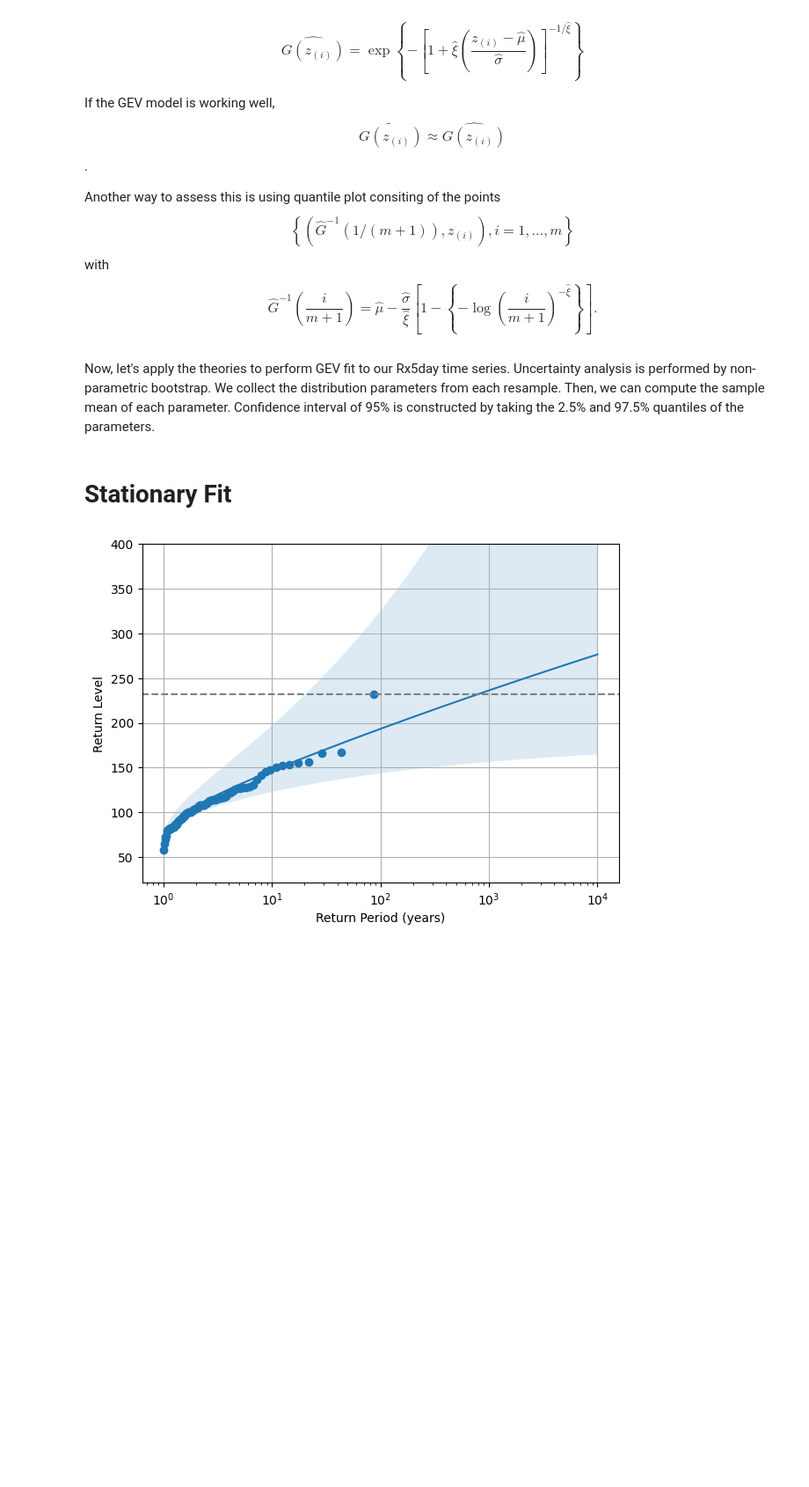
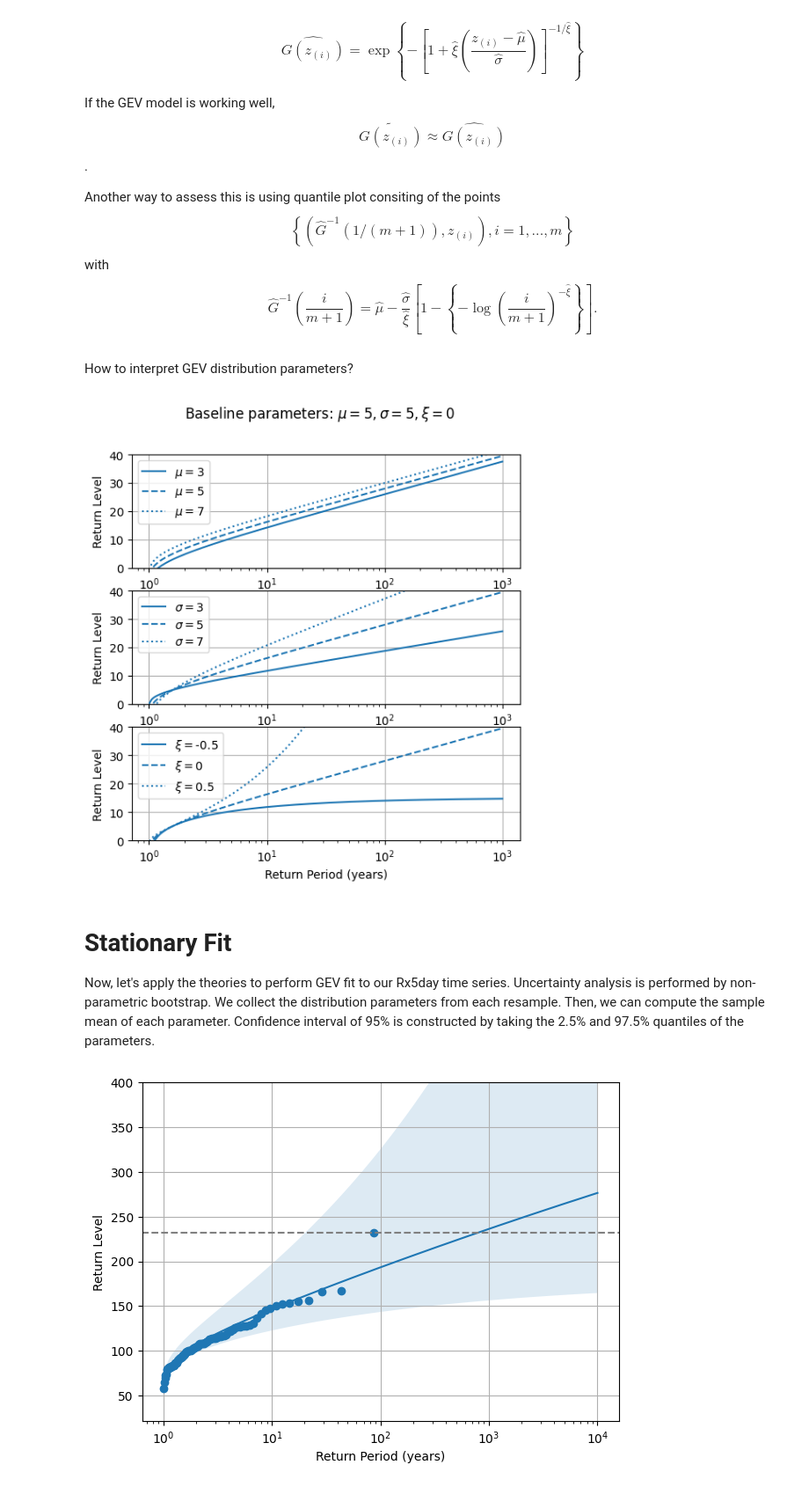
Before and after one commit to nathasya-abenita/diploma_data_analysis, a Jupyter notebook: scripts/project/extreme_trend_detection.ipynb, the cells around one changed output. Shown at 88% size. Drawn from its saved outputs; the diff is of its cells as text; code cells hidden in the pictures; blank space fills up the shorter version.

Commit message:
add plot to interpret GEV parameters

```diff
--- a/scripts/project/extreme_trend_detection.ipynb
+++ b/scripts/project/extreme_trend_detection.ipynb
@@ -223,10 +223,52 @@ with
 $$
 \hat{G}^{-1}\left( \frac{i}{m+1} \right) = \hat{\mu} - \frac{\hat{\sigma}}{\hat{\xi}} \left[ 1 - \left\{ -\log{\left(\frac{i}{m+1}\right)}^{-\hat{\xi}} \right\} \right].
 $$
+# %% [markdown]
+How to interpret GEV distribution parameters?
+# %%
+# Initialize plot
+fig, axs = plt.subplots(3, 1, figsize=(6, 6))
+
+# Define baseline parameter
+mu_i, sigma_i, xi_i = 5, 5, 0
+
+# Define linestyles
+linestyles = ['-', '--', ':']
+
+# Vary location parameter
+mu_list = [3, 5, 7]
+for i in range (len(mu_list)):
+    mu = mu_list[i]
+    label = r'$\mu=$' + str(mu)
+    evt.plot_fit_return_level([mu, sigma_i, xi_i], ls=linestyles[i], label=label, ax=axs[0])
+
+# Vary scale parameter
+sigma_list = [3, 5, 7]
+for i in range(len(sigma_list)):
+    sigma = sigma_list[i]
+    label = r'$\sigma=$' + str(sigma)
+    evt.plot_fit_return_level([mu_i, sigma, xi_i], ls=linestyles[i], label=label, ax=axs[1])
+
+# Vary shape parameter
+xi_list = [-0.5, 0, 0.5]
+for i in range(len(xi_list)):
+    xi = xi_list[i]
+    label = r'$\xi=$' + str(xi)
+    evt.plot_fit_return_level([mu_i, sigma_i, xi], ls=linestyles[i], label=label, ax=axs[2])
+
+
+# Finalize plot
+plt.suptitle(rf'Baseline parameters: $\mu={mu_i}, \sigma={sigma_i}, \xi={xi_i}$')
+for ax in axs:
+    ax.set_ylim(0, 40)
+    ax.legend()
+    evt.decorate_return_level_plot(ax=ax)
+plt.show()
+# %% [output]
+[figure, added]
 # %% [markdown]
+# Stationary Fit
 Now, let's apply the theories to perform GEV fit to our Rx5day time series. Uncertainty analysis is performed by non-parametric bootstrap. We collect the distribution parameters from each resample. Then, we can compute the sample mean of each parameter. Confidence interval of 95% is constructed by taking the 2.5% and 97.5% quantiles of the parameters.
-# %% [markdown]
-# Stationary Fit
 # %%
 # Perform GEV fit with bootstrap method
 params_stationary = evt.gev_fit_with_bootstrap(df['tp'].values)
```
Also changed, not shown: 3 other files.
